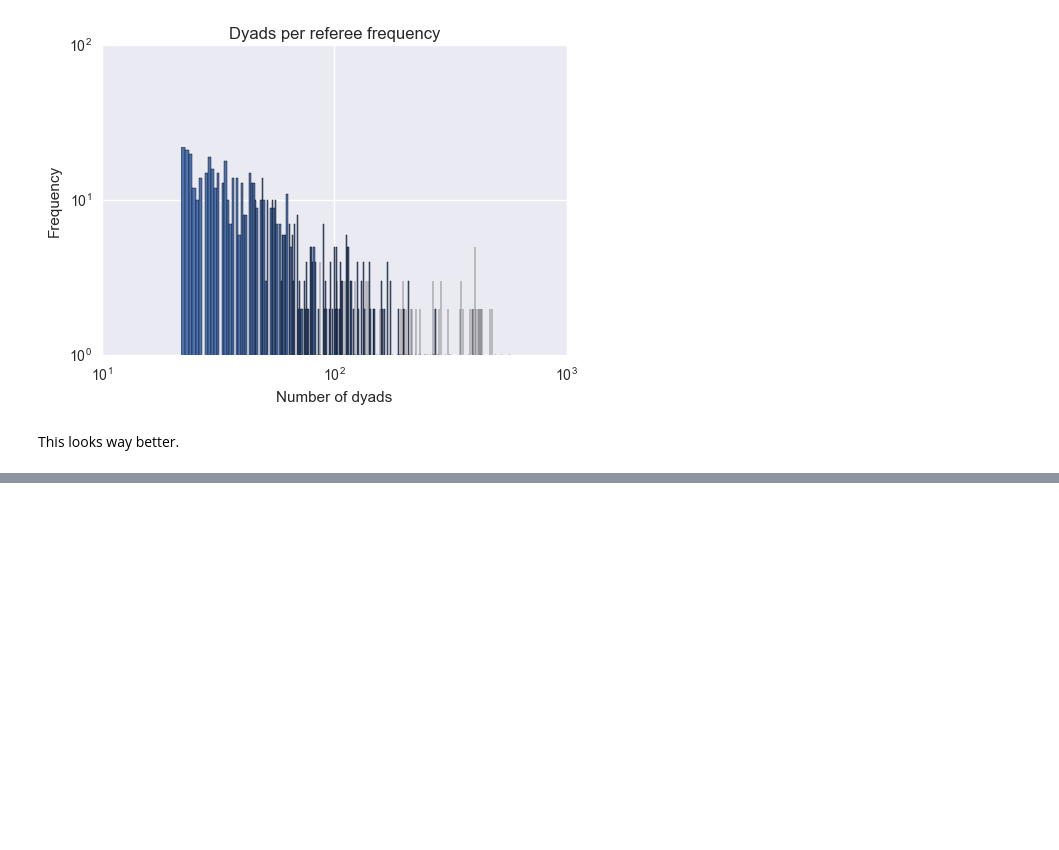
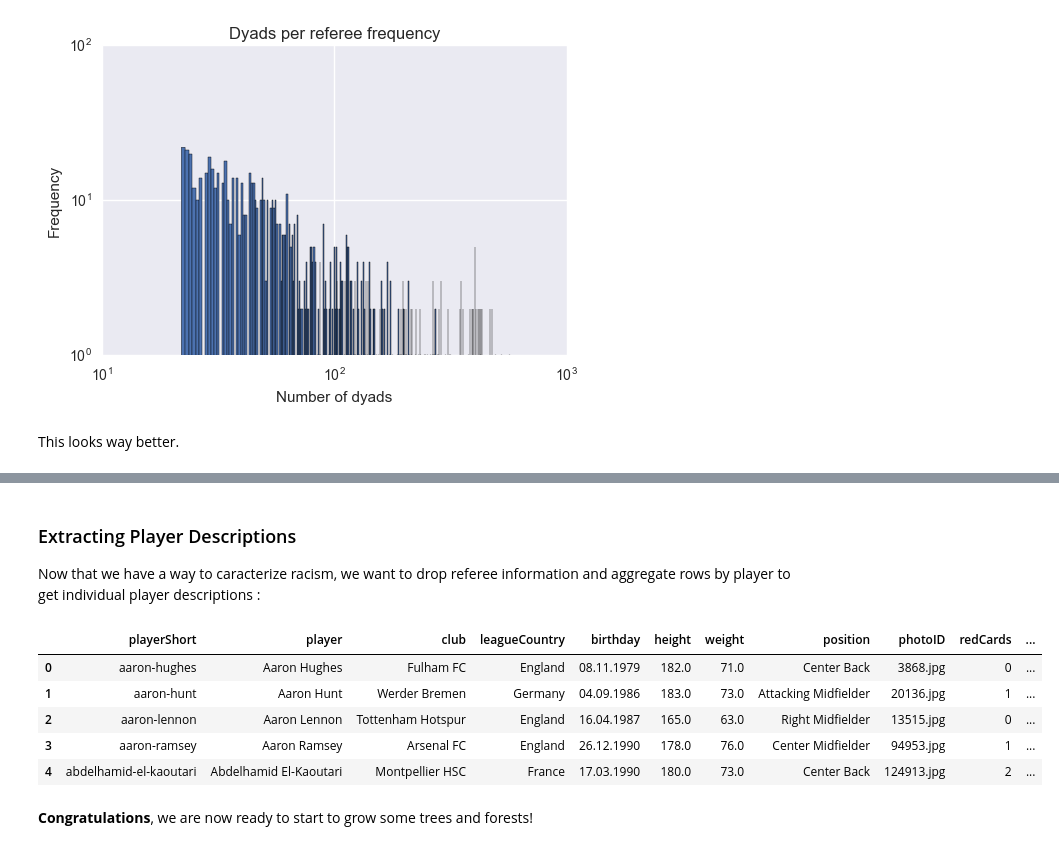
Before and after one commit to loistal/ADA_lab1, a Jupyter notebook: 04 - Applied ML/Football Players ML.ipynb, the cells around one changed output, grey strips where cells are left out. Saved outputs shown, nothing was run; the diff lists cells and outputs as text; code cells hidden in the pictures; blank space fills up the shorter version.

```diff
--- a/04 - Applied ML/Football Players ML.ipynb
+++ b/04 - Applied ML/Football Players ML.ipynb
@@ -142,0 +210,29 @@ Now we need to transform the dyads into single row for each player
+# %% [markdown]
+### Extracting Player Descriptions
+Now that we have a way to caracterize racism, we want to drop referee information and aggregate rows by player to get individual player descriptions :
+# %%
+# Drop referee informations
+df = df.drop(['refNum', 'refCountry', 'Alpha_3', 'meanIAT', 'nIAT', 'seIAT', 'meanExp', 'nExp', 'seExp'], axis = 1)
+
+# Define the functions used to aggregate data
+funcs = {'games': sum, 'victories': sum, 'ties': sum, 'defeats': sum, 'goals': sum, 'yellowCards': sum,
+        'yellowReds': sum, 'redCards': sum, 'rater1': np.mean, 'rater2': np.mean, 'racismScore': np.mean}
+
+# Aggregate player attributes
+groupby_cols = ['playerShort', 'player', 'club', 'leagueCountry', 'birthday', 'height', 'weight', 'position', 'photoID']
+df = df.groupby(groupby_cols).agg(funcs).reset_index()
+
+# Average the raters
+df['skinColor'] = (df['rater1'] + df['rater2']) / 2
+df = df.drop(['rater1', 'rater2'], axis = 1)
+
+df.head(5)
+# %% [output]
+|  | playerShort | player | club | leagueCountry | birthday | height | weight | position | photoID | redCards | ... |
+| 0 | aaron-hughes | Aaron Hughes | Fulham FC | England | 08.11.1979 | 182.0 | 71.0 | Center Back | 3868.jpg | 0 | ... |
+| 1 | aaron-hunt | Aaron Hunt | Werder Bremen | Germany | 04.09.1986 | 183.0 | 73.0 | Attacking Midfielder | 20136.jpg | 1 | ... |
+| 2 | aaron-lennon | Aaron Lennon | Tottenham Hotspur | England | 16.04.1987 | 165.0 | 63.0 | Right Midfielder | 13515.jpg | 0 | ... |
+| 3 | aaron-ramsey | Aaron Ramsey | Arsenal FC | England | 26.12.1990 | 178.0 | 76.0 | Center Midfielder | 94953.jpg | 1 | ... |
+| 4 | abdelhamid-el-kaoutari | Abdelhamid El-Kaoutari | Montpellier HSC | France | 17.03.1990 | 180.0 | 73.0 | Center Back | 124913.jpg | 2 | ... |
+# %% [markdown]
+**Congratulations**, we are now ready to start to grow some trees and forests!
```
Also changed, not shown: parts of 10 cells of this notebook.
